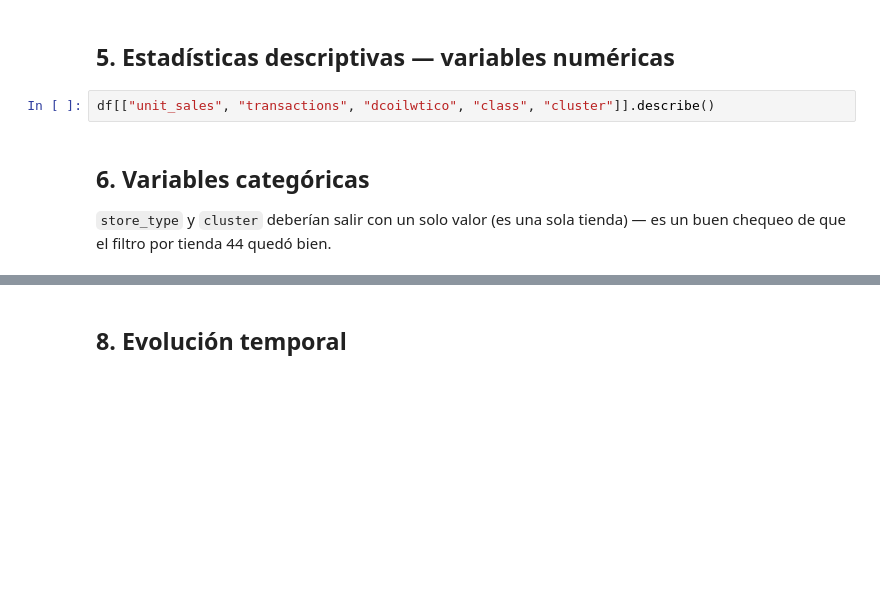
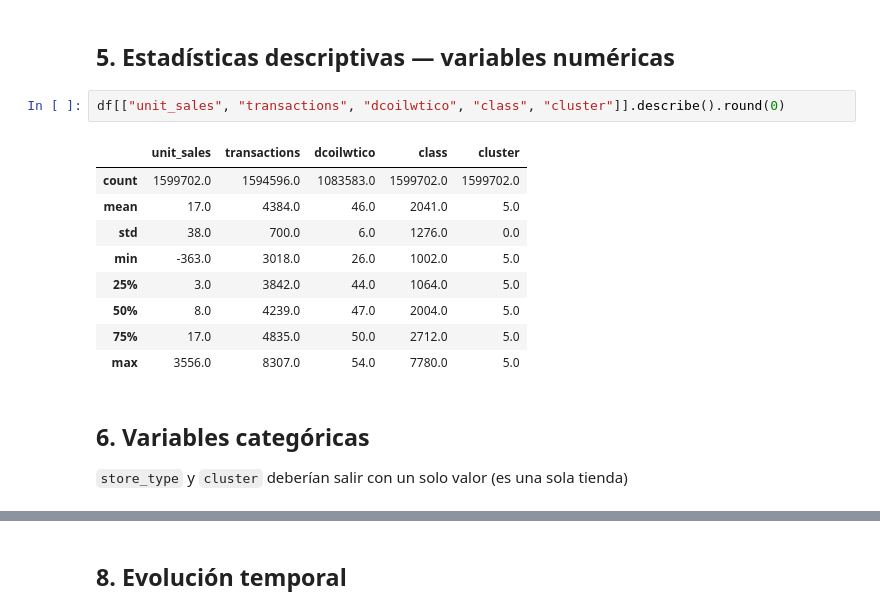
Before and after one commit to lilayrosado123/tesis, a Jupyter notebook: EDA_bbdd_filtrada(3).ipynb, the cells around one changed output, grey strips where cells are left out. Saved outputs shown, nothing was run; the diff lists cells and outputs as text; blank space fills up the shorter version.

```diff
--- a/EDA_bbdd_filtrada(3).ipynb
+++ b/EDA_bbdd_filtrada(3).ipynb
@@ -92,10 +231,20 @@ print("Filas con combinación (tienda, producto, fecha) duplicada:", dup_combo)
 # %% [markdown]
 ## 5. Estadísticas descriptivas — variables numéricas
 # %%
-df[["unit_sales", "transactions", "dcoilwtico", "class", "cluster"]].describe()
+df[["unit_sales", "transactions", "dcoilwtico", "class", "cluster"]].describe().round(0)
+# %% [output]
+|  | unit_sales | transactions | dcoilwtico | class | cluster |
+| count | 1599702.0 | 1594596.0 | 1083583.0 | 1599702.0 | 1599702.0 |
+| mean | 17.0 | 4384.0 | 46.0 | 2041.0 | 5.0 |
+| std | 38.0 | 700.0 | 6.0 | 1276.0 | 0.0 |
+| min | -363.0 | 3018.0 | 26.0 | 1002.0 | 5.0 |
+| 25% | 3.0 | 3842.0 | 44.0 | 1064.0 | 5.0 |
+| 50% | 8.0 | 4239.0 | 47.0 | 2004.0 | 5.0 |
+| 75% | 17.0 | 4835.0 | 50.0 | 2712.0 | 5.0 |
+| max | 3556.0 | 8307.0 | 54.0 | 7780.0 | 5.0 |
 # %% [markdown]
 ## 6. Variables categóricas
-`store_type` y `cluster` deberían salir con un solo valor (es una sola tienda) — es un buen chequeo de que el filtro por tienda 44 quedó bien.
+`store_type` y `cluster` deberían salir con un solo valor (es una sola tienda)
 # %%
 print("store_type:", df["store_type"].unique())
 print("cluster:", df["cluster"].unique())
```
Also changed, not shown: parts of 42 cells of this notebook.
